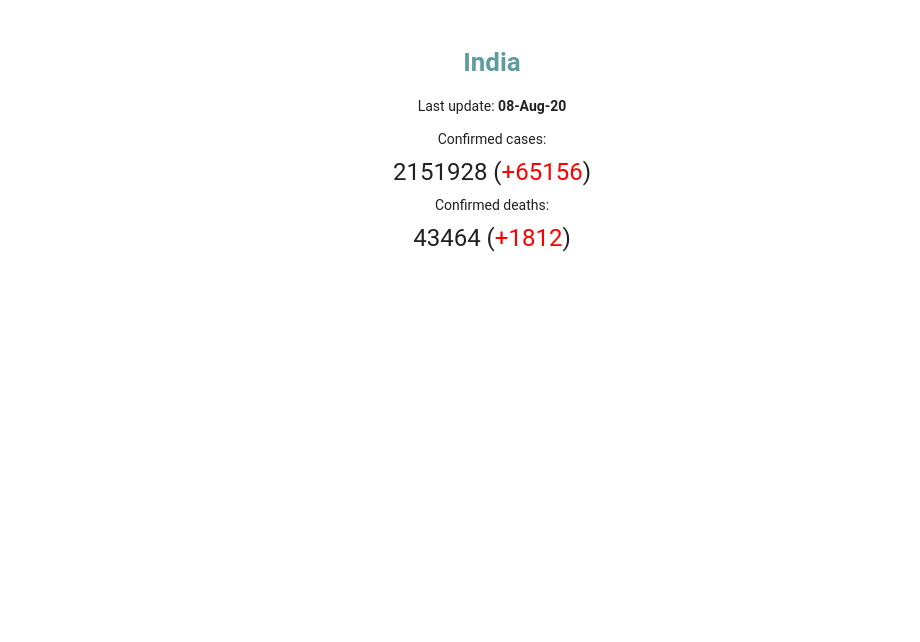
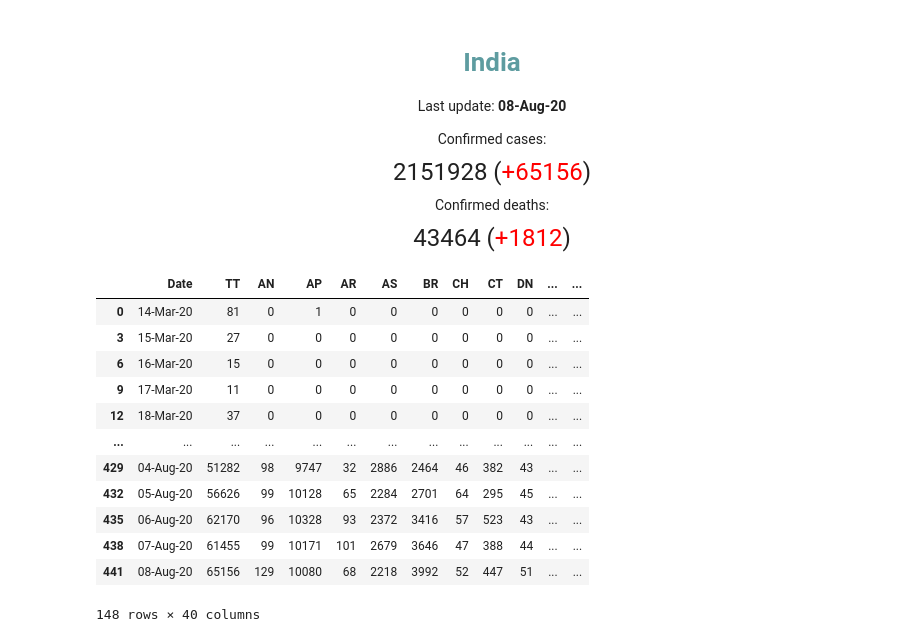
Before and after one commit to vai-bhav-m/DS-blog, a Jupyter notebook: _notebooks/2020-08-09-DailyUpdate.ipynb, the cells around one changed output. Saved outputs shown, nothing was run; the diff lists cells and outputs as text; code cells hidden in the pictures; blank space fills up the shorter version.

```diff
--- a/_notebooks/2020-08-09-DailyUpdate.ipynb
+++ b/_notebooks/2020-08-09-DailyUpdate.ipynb
@@ -117,3 +117,22 @@ Confirmed cases:
 2151928 (+65156)
 Confirmed deaths:
 43464 (+1812)
+# %%
+#hide
+df_cases = df[df['Status'] == 'Confirmed'].copy()
+df_cases.drop(columns = ['Status'], inplace=True)
+df_cases
+# %% [output]
+|  | Date | TT | AN | AP | AR | AS | BR | CH | CT | DN | ... | ... |
+| 0 | 14-Mar-20 | 81 | 0 | 1 | 0 | 0 | 0 | 0 | 0 | 0 | ... | ... |
+| 3 | 15-Mar-20 | 27 | 0 | 0 | 0 | 0 | 0 | 0 | 0 | 0 | ... | ... |
+| 6 | 16-Mar-20 | 15 | 0 | 0 | 0 | 0 | 0 | 0 | 0 | 0 | ... | ... |
+| 9 | 17-Mar-20 | 11 | 0 | 0 | 0 | 0 | 0 | 0 | 0 | 0 | ... | ... |
+| 12 | 18-Mar-20 | 37 | 0 | 0 | 0 | 0 | 0 | 0 | 0 | 0 | ... | ... |
+| ... | ... | ... | ... | ... | ... | ... | ... | ... | ... | ... | ... | ... |
+| 429 | 04-Aug-20 | 51282 | 98 | 9747 | 32 | 2886 | 2464 | 46 | 382 | 43 | ... | ... |
+| 432 | 05-Aug-20 | 56626 | 99 | 10128 | 65 | 2284 | 2701 | 64 | 295 | 45 | ... | ... |
+| 435 | 06-Aug-20 | 62170 | 96 | 10328 | 93 | 2372 | 3416 | 57 | 523 | 43 | ... | ... |
+| 438 | 07-Aug-20 | 61455 | 99 | 10171 | 101 | 2679 | 3646 | 47 | 388 | 44 | ... | ... |
+| 441 | 08-Aug-20 | 65156 | 129 | 10080 | 68 | 2218 | 3992 | 52 | 447 | 51 | ... | ... |
+148 rows × 40 columns
```
Also changed, not shown: parts of 1 cell of this notebook.
